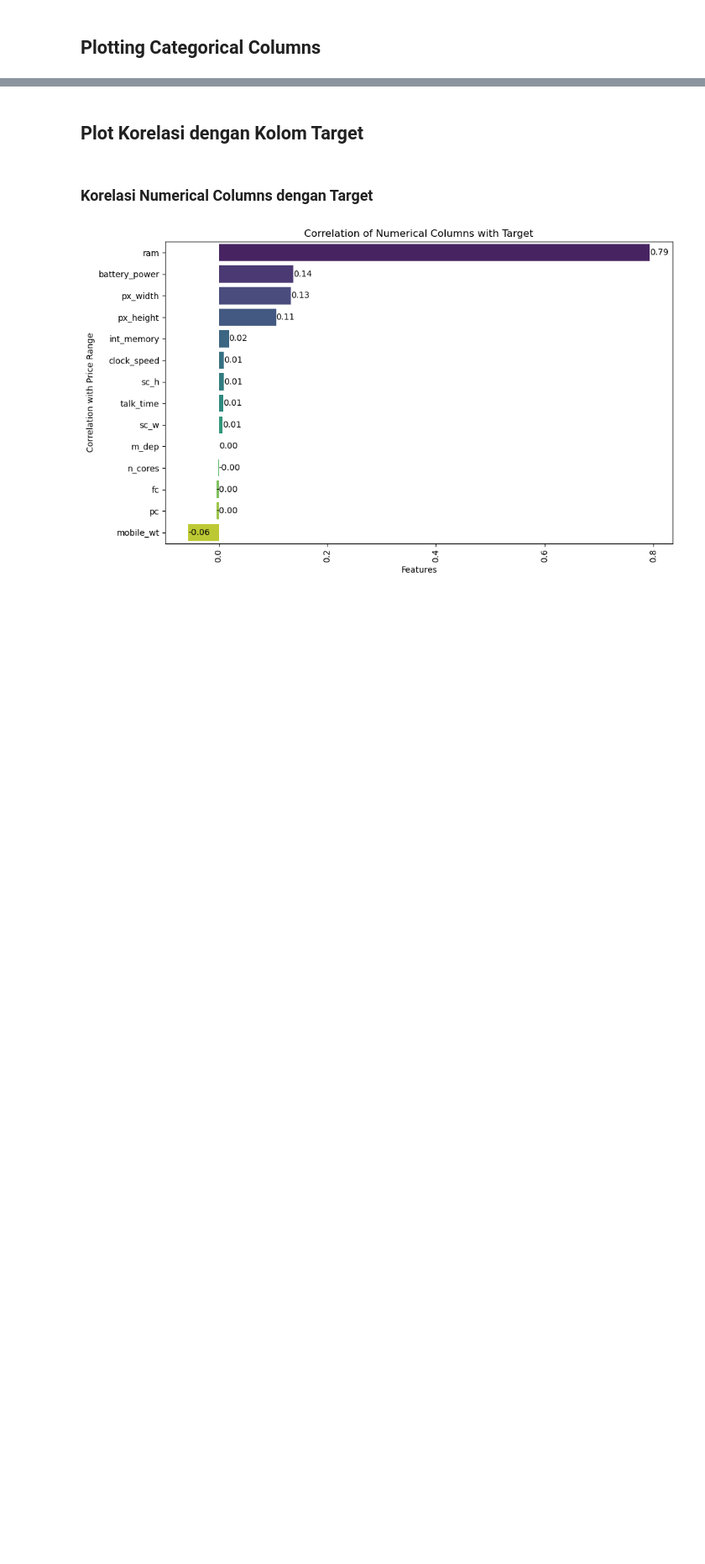
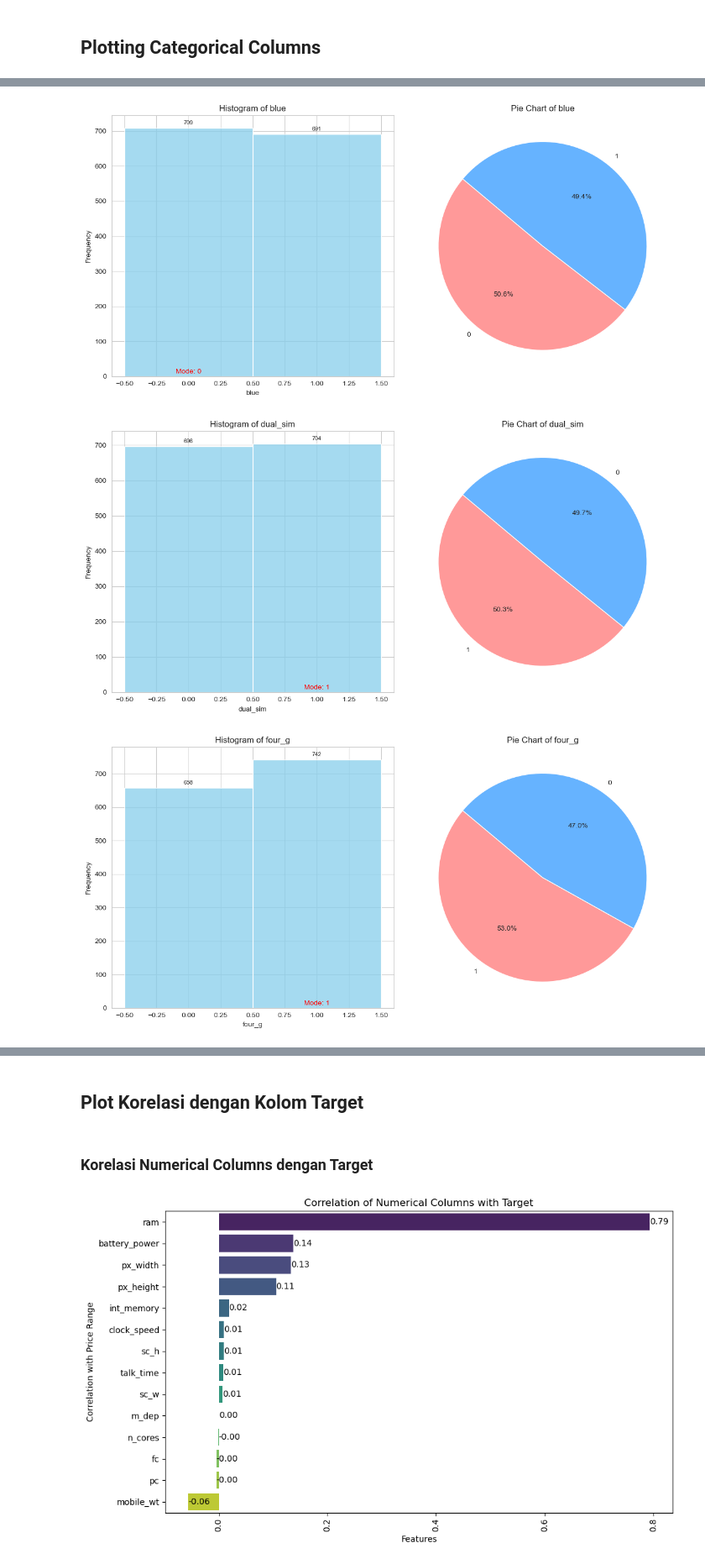
Before and after one commit to MarcelRyan/Tucil2_AI, a Jupyter notebook: Data_Analysis.ipynb, the cells around one changed output, grey strips where cells are left out. Shown at 84% size. Cells and saved outputs as stored; diff of their text form; code cells hidden in the pictures; blank space fills up the shorter version.

Commit message:
feat: change plot for non-numeric column to histogram and add pie chart

```diff
--- a/Data_Analysis.ipynb
+++ b/Data_Analysis.ipynb
@@ -176,20 +175,2 @@ Kurtosis of column talk_time: -1.19205
 # %% [markdown]
 ## Plotting Categorical Columns
-# %%
-for column in categorical_columns:
-    category_counts = df[column].value_counts().sort_index(ascending=True)
-
-    plt.figure(figsize=(8, 4))
-    colors = ['skyblue', 'lightcoral', 'lightgreen', 'lightsalmon', 'lightblue']
-    plt.bar(category_counts.index, category_counts.values, color=colors, align='center')
-
-    plt.xlabel(column, fontsize=12)
-    plt.ylabel('Frequency', fontsize=12)
-    plt.title(f'Distribution of column {column}', fontsize=14, fontweight='bold')
-
-    for i, count in enumerate(category_counts):
-        plt.text(i, count + 0.5, f'{category_counts.index[i]}: {count}', ha='center', va='bottom', fontsize=10)
-
-    plt.grid(False)
-
-    plt.show()
@@ -203,0 +177,44 @@ for column in categorical_columns:
+# %%
+# Iterate over each column
+for column in categorical_columns:
+    # Create a new figure with two subplots (histogram and pie chart)
+    plt.figure(figsize=(12, 6))
+
+    # Create a histogram using Seaborn (subplot 1)
+    plt.subplot(1, 2, 1)
+    sns.set_style("whitegrid")  # Set Seaborn style
+    ax_hist = sns.histplot(data=df, x=column, bins=1, discrete=True, color='skyblue')
+    plt.title(f'Histogram of {column}', fontsize=12)
+    plt.xlabel(column, fontsize=10)
+    plt.ylabel('Frequency', fontsize=10)
+
+    # Calculate the mode
+    mode_value = df[column].mode().values[0]
+
+    # Display the mode on the plot
+    plt.text(mode_value, 4, f'Mode: {mode_value}', ha='center', va='bottom', color='red', fontsize=10)
+
+    # Label the bars with frequencies
+    for rect in ax_hist.patches:
+        height = rect.get_height()
+        ax_hist.annotate(f'{int(height)}', xy=(rect.get_x() + rect.get_width() / 2, height), xytext=(0, 5),
+                        textcoords='offset points', ha='center', fontsize=8)
+
+    # Create a pie chart (subplot 2)
+    plt.subplot(1, 2, 2)
+    labels = df[column].value_counts().index
+    sizes = df[column].value_counts().values
+    colors = ['#ff9999', '#66b3ff', '#99ff99', '#ffcc99']  # You can customize the colors
+
+    plt.pie(sizes, labels=labels, autopct='%1.1f%%', startangle=140, colors=colors)
+    plt.title(f'Pie Chart of {column}', fontsize=12)
+
+    # Ensure that the layout is tight
+    plt.tight_layout()
+
+    # Show the plot for the current column
+    plt.show()
+# %% [output]
+[figure, added]
+[figure, added]
+[figure, added]
```
Also changed, not shown: parts of 3 cells of this notebook.
